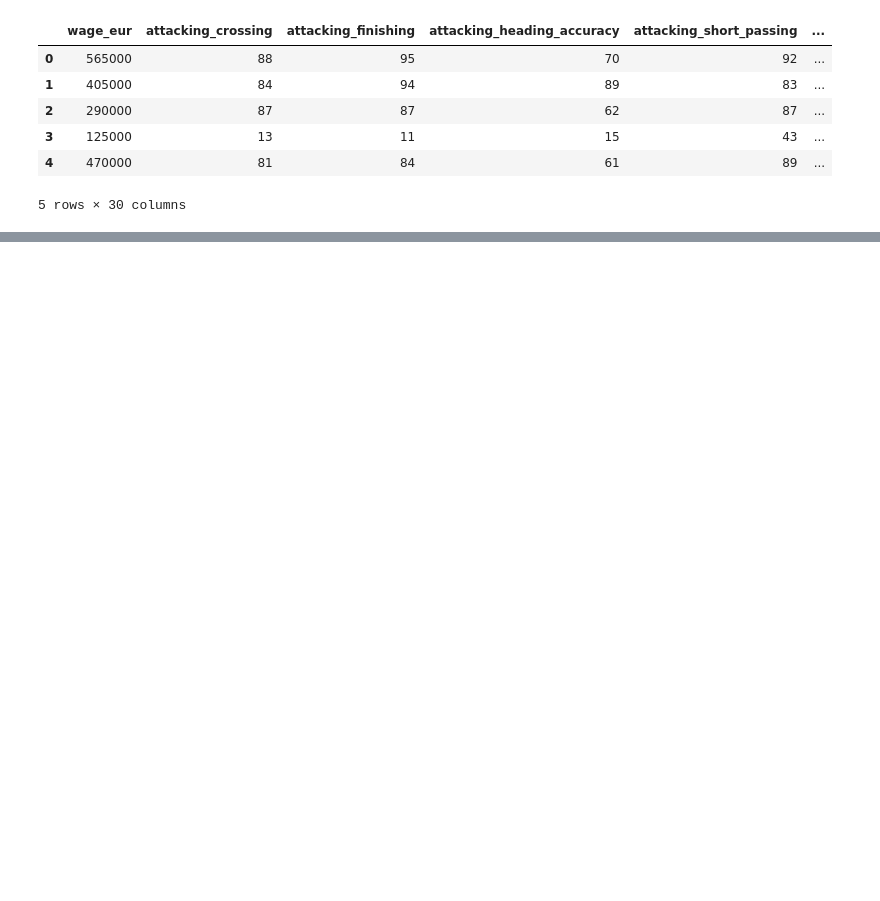
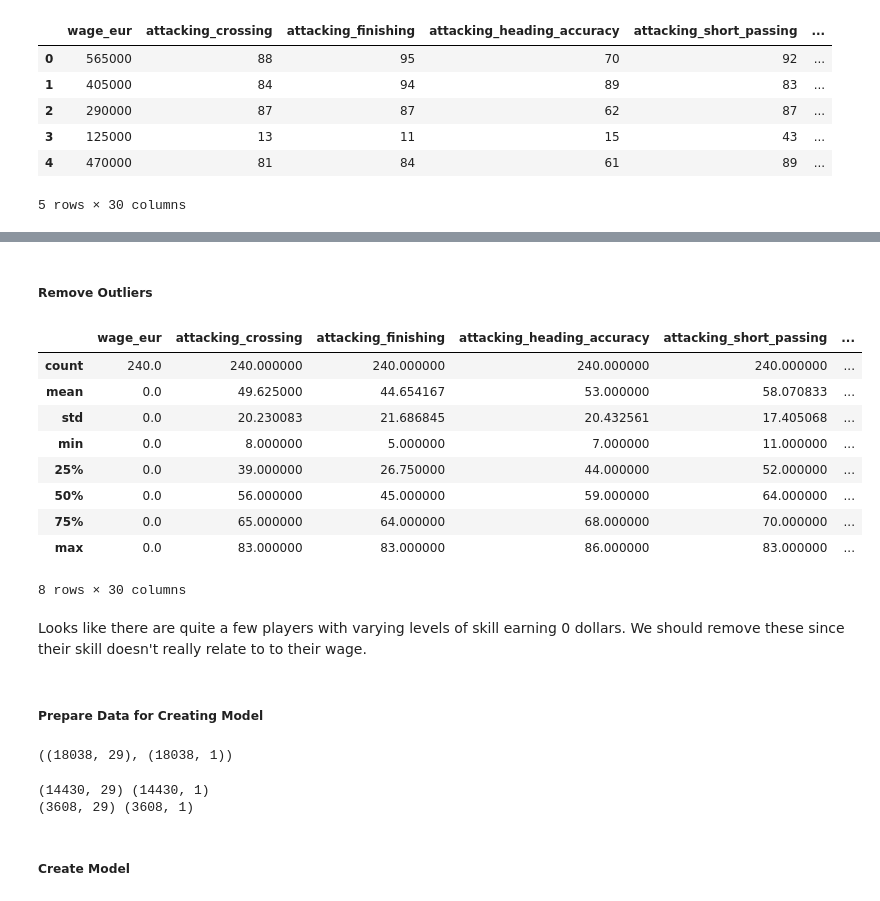
Before and after one commit to Pizza1119/DATA3450_Asn_3_Students, a Jupyter notebook: asn_3_1221_start.ipynb, the cells around one changed output, grey strips where cells are left out. Cells and saved outputs as stored; diff of their text form; code cells hidden in the pictures; blank space fills up the shorter version.

```diff
--- a/asn_3_1221_start.ipynb
+++ b/asn_3_1221_start.ipynb
@@ -262,0 +285,18 @@ df.head()
+# %% [markdown]
+##### Remove Outliers #####
+# %%
+zerowage = df[df['wage_eur'] == 0]
+zerowage.describe()
+# %% [output]
+|  | wage_eur | attacking_crossing | attacking_finishing | attacking_heading_accuracy | attacking_short_passing | ... |
+| count | 240.0 | 240.000000 | 240.000000 | 240.000000 | 240.000000 | ... |
+| mean | 0.0 | 49.625000 | 44.654167 | 53.000000 | 58.070833 | ... |
+| std | 0.0 | 20.230083 | 21.686845 | 20.432561 | 17.405068 | ... |
+| min | 0.0 | 8.000000 | 5.000000 | 7.000000 | 11.000000 | ... |
+| 25% | 0.0 | 39.000000 | 26.750000 | 44.000000 | 52.000000 | ... |
+| 50% | 0.0 | 56.000000 | 45.000000 | 59.000000 | 64.000000 | ... |
+| 75% | 0.0 | 65.000000 | 64.000000 | 68.000000 | 70.000000 | ... |
+| max | 0.0 | 83.000000 | 83.000000 | 86.000000 | 83.000000 | ... |
+8 rows × 30 columns
+# %% [markdown]
+Looks like there are quite a few players with varying levels of skill earning 0 dollars. We should remove these since their skill doesn't really relate to to their wage.
@@ -262,0 +305,9 @@ df.head()
+# %% [markdown]
+##### Prepare Data for Creating Model #####
+# %%
+df_ = df.drop(columns=['wage_eur'])
+x = np.array(df_)
+y = np.array(df['wage_eur']).reshape(-1,1)
+x.shape, y.shape
+# %% [output]
+((18038, 29), (18038, 1))
@@ -262,0 +316,8 @@ df.head()
+# %%
+print(xTrain.shape, yTrain.shape)
+print(xTest.shape, yTest.shape)
+# %% [output]
+(14430, 29) (14430, 1)
+(3608, 29) (3608, 1)
+# %% [markdown]
+##### Create Model #####
```
Also changed, not shown: parts of 50 cells of this notebook.
